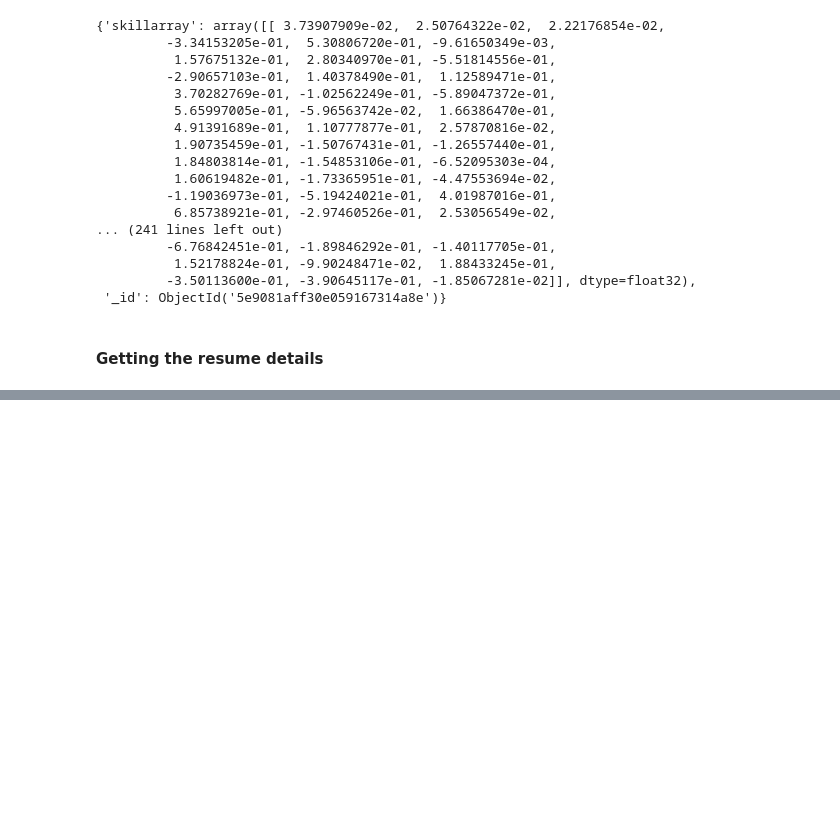
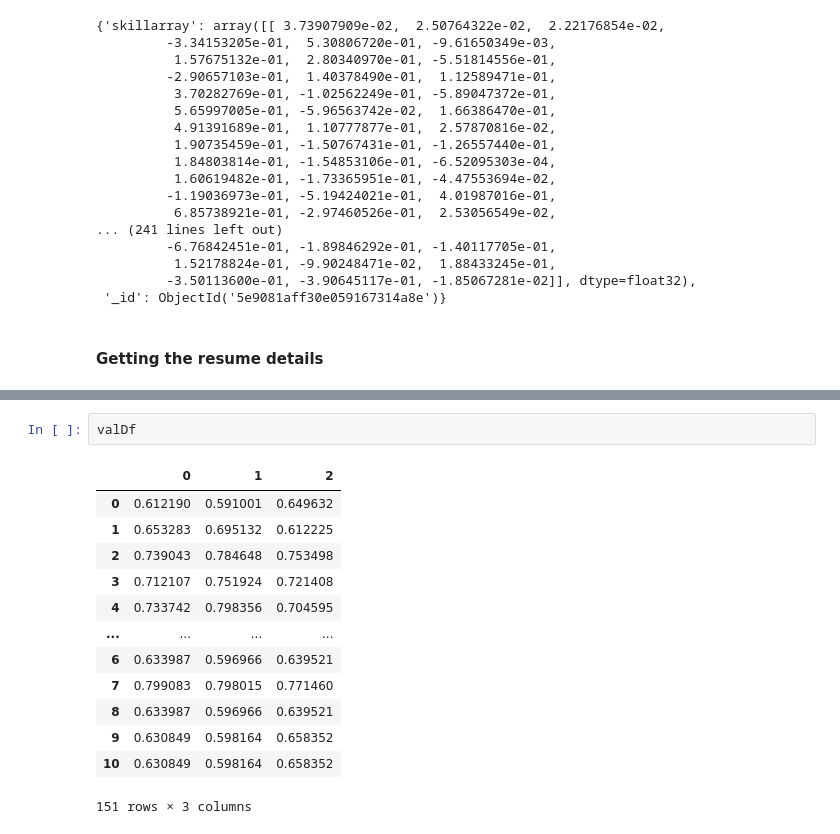
Before and after one commit to tvjoseph/JMJTL_Resume, a Jupyter notebook: PDF scrapping.ipynb, the cells around one changed output, grey strips where cells are left out. Cells and saved outputs as stored; diff of their text form; blank space fills up the shorter version.

```diff
--- a/PDF scrapping.ipynb
+++ b/PDF scrapping.ipynb
@@ -1435,0 +1471,16 @@ example_dict_vec[0]
+# %%
+valDf
+# %% [output]
+|  | 0 | 1 | 2 |
+| 0 | 0.612190 | 0.591001 | 0.649632 |
+| 1 | 0.653283 | 0.695132 | 0.612225 |
+| 2 | 0.739043 | 0.784648 | 0.753498 |
+| 3 | 0.712107 | 0.751924 | 0.721408 |
+| 4 | 0.733742 | 0.798356 | 0.704595 |
+| ... | ... | ... | ... |
+| 6 | 0.633987 | 0.596966 | 0.639521 |
+| 7 | 0.799083 | 0.798015 | 0.771460 |
+| 8 | 0.633987 | 0.596966 | 0.639521 |
+| 9 | 0.630849 | 0.598164 | 0.658352 |
+| 10 | 0.630849 | 0.598164 | 0.658352 |
+151 rows × 3 columns
```
Also changed, not shown: parts of 18 cells of this notebook, 10 other files.
